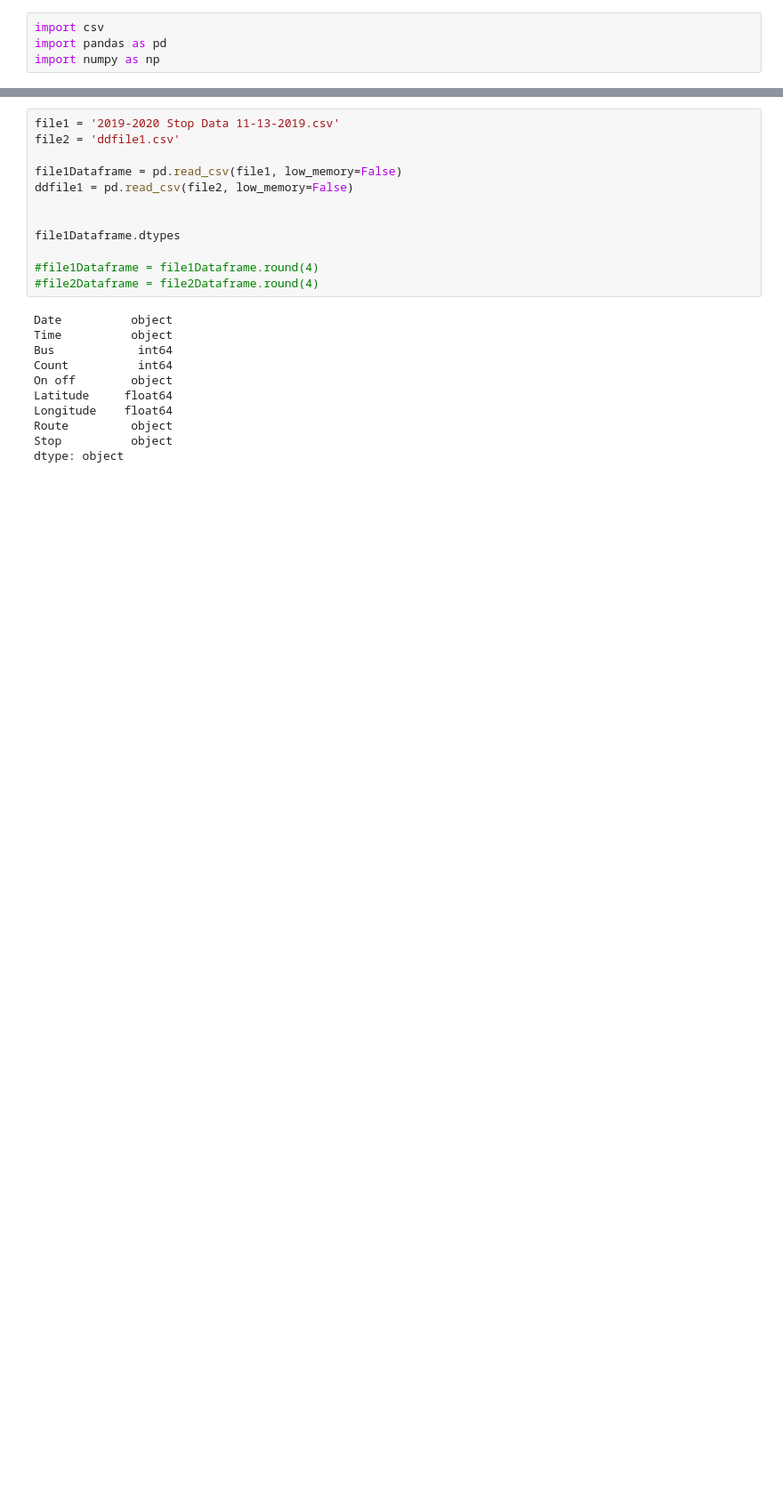
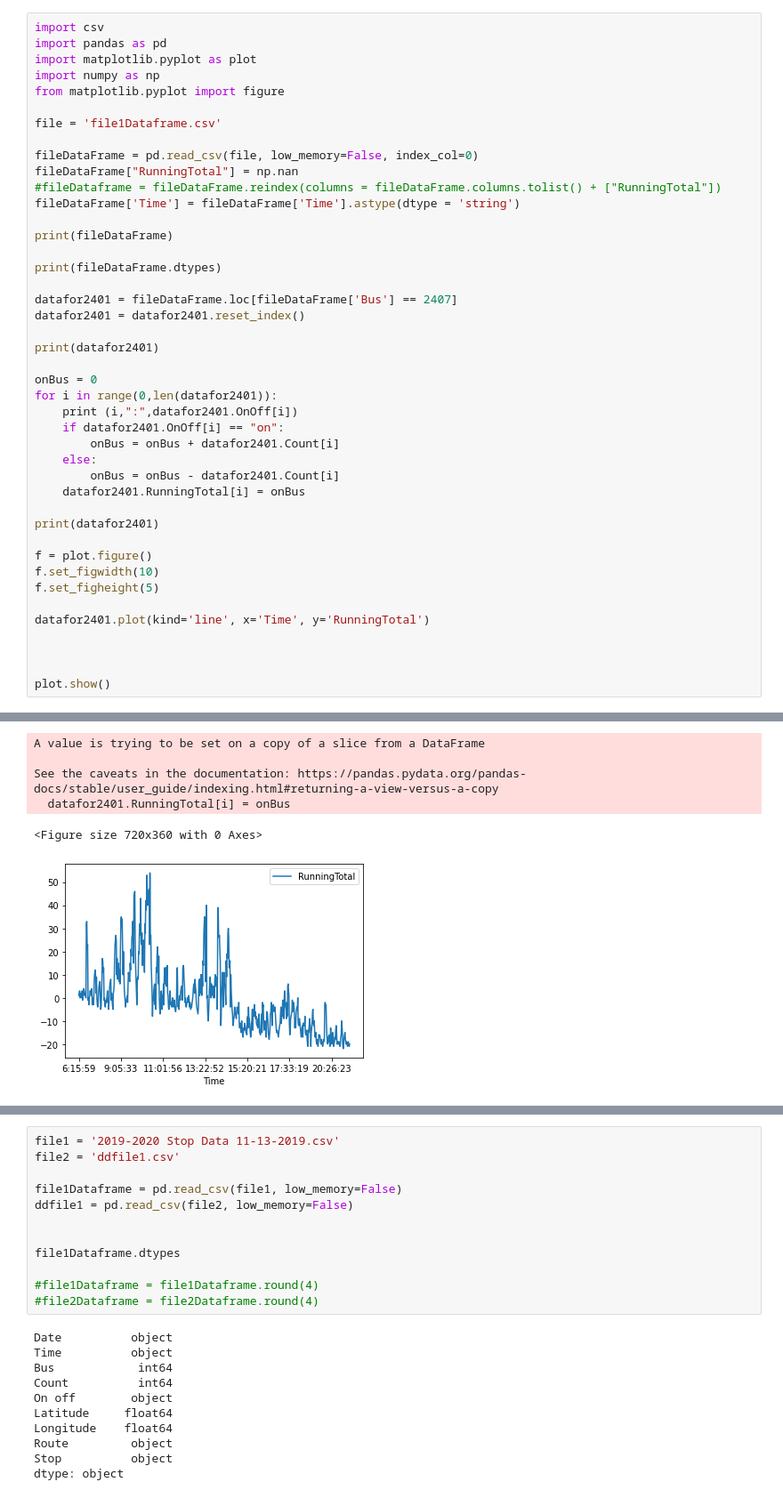
Before and after one commit to harryman13/uncc_bussing, a Jupyter notebook: TestingFiles/BusData/DataLatitudeLongitudeCorrection_Jupyter.ipynb, the cells around one changed output, grey strips where cells are left out. Shown: that part at 89% size. Saved outputs shown, nothing was run; the diff lists cells and outputs as text; blank space fills up the shorter version.

Commit message:
Some updates to some of the files, specifically some testing for front end, and graphing the bus data.

```diff
--- a/TestingFiles/BusData/DataLatitudeLongitudeCorrection_Jupyter.ipynb
+++ b/TestingFiles/BusData/DataLatitudeLongitudeCorrection_Jupyter.ipynb
@@ -1,4 +1,44 @@
-# %%
-import csv
-import pandas as pd
-import numpy as np
+# %%
+import csv
+import pandas as pd
+import matplotlib.pyplot as plot
+import numpy as np
+from matplotlib.pyplot import figure
+
+file = 'file1Dataframe.csv'
+
+fileDataFrame = pd.read_csv(file, low_memory=False, index_col=0)
+fileDataFrame["RunningTotal"] = np.nan
+#fileDataframe = fileDataFrame.reindex(columns = fileDataFrame.columns.tolist() + ["RunningTotal"])
+fileDataFrame['Time'] = fileDataFrame['Time'].astype(dtype = 'string')
+
+print(fileDataFrame)
+
+print(fileDataFrame.dtypes)
+
+datafor2401 = fileDataFrame.loc[fileDataFrame['Bus'] == 2407]
+datafor2401 = datafor2401.reset_index()
+
+print(datafor2401)
+
+onBus = 0
+for i in range(0,len(datafor2401)):
+    print (i,":",datafor2401.OnOff[i])
+    if datafor2401.OnOff[i] == "on":
+        onBus = onBus + datafor2401.Count[i]
+    else:
+        onBus = onBus - datafor2401.Count[i]
+    datafor2401.RunningTotal[i] = onBus
+
+print(datafor2401)
+
+f = plot.figure()
+f.set_figwidth(10)
+f.set_figheight(5)
+
+datafor2401.plot(kind='line', x='Time', y='RunningTotal')
+
+
+
+plot.show()
+# %% [output]
@@ -4,0 +62,6 @@ import numpy as np
+A value is trying to be set on a copy of a slice from a DataFrame
+
+See the caveats in the documentation: https://pandas.pydata.org/pandas-docs/stable/user_guide/indexing.html#returning-a-view-versus-a-copy
+  datafor2401.RunningTotal[i] = onBus
+<Figure size 720x360 with 0 Axes>
+[figure, added]
```
Also changed, not shown: parts of 4 cells of this notebook, 1 other file.
